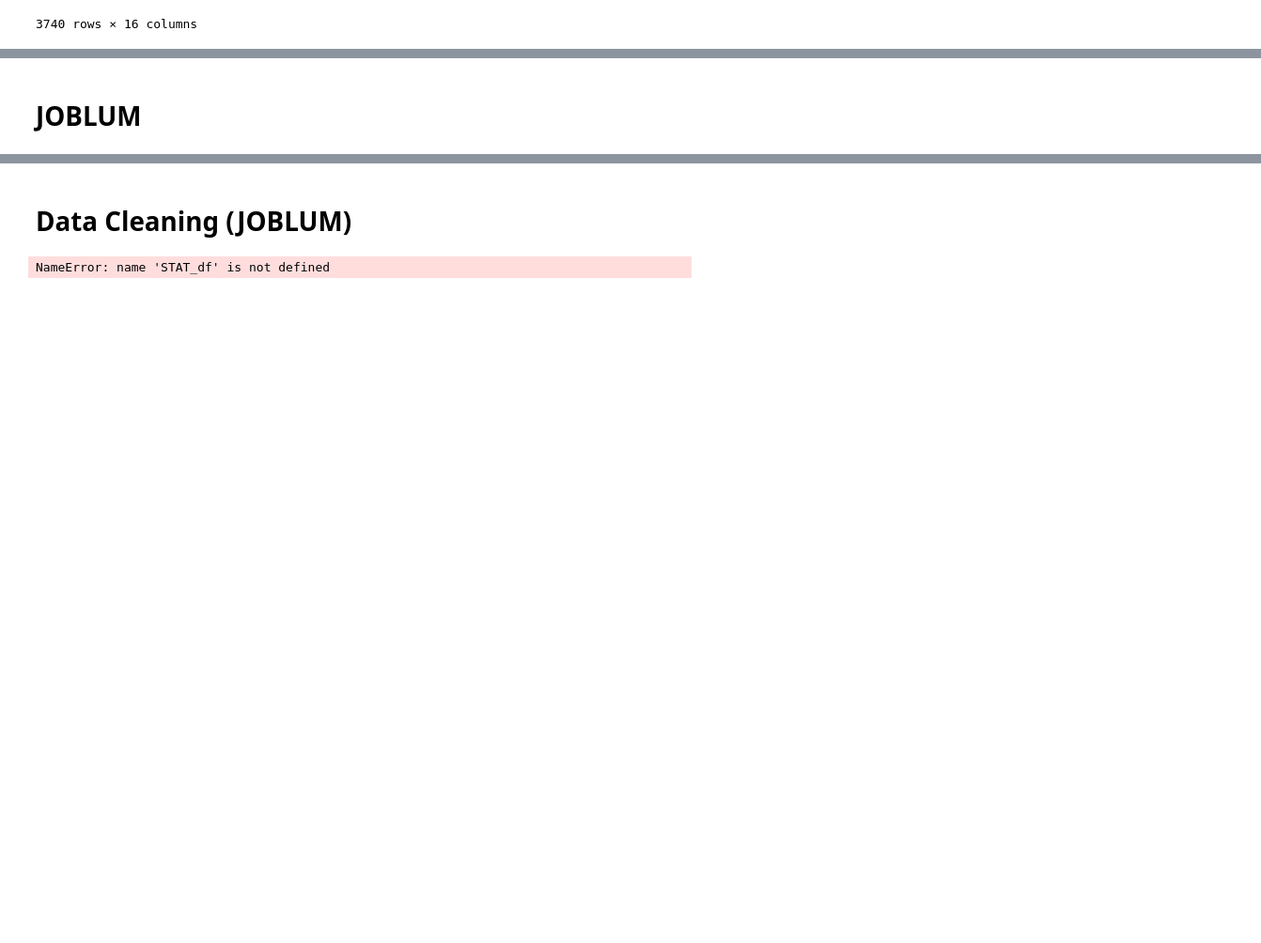
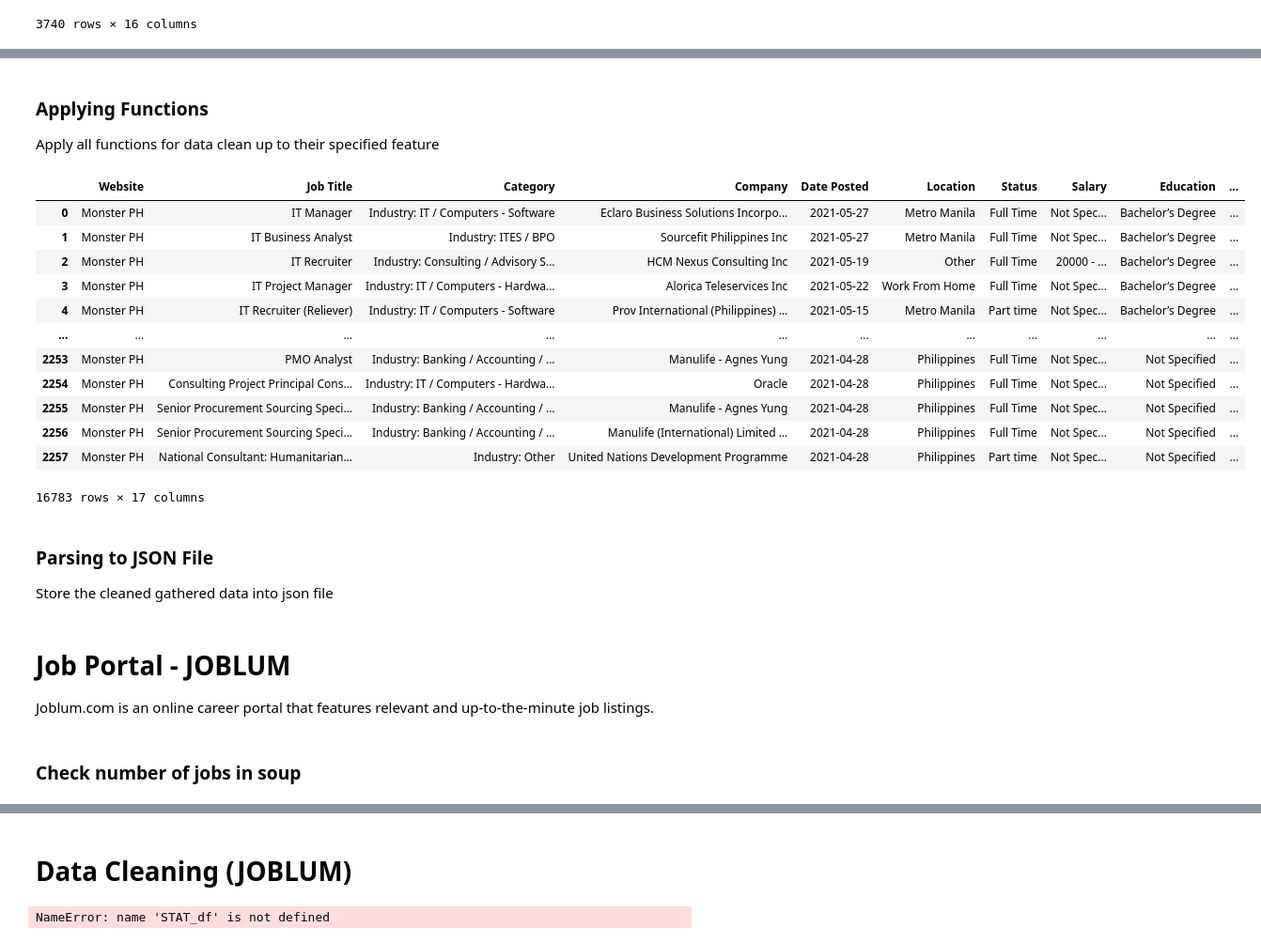
Before and after one commit to mcbsanchez/Trifacta-DATAPRE, a Jupyter notebook: MCO1/Trifacta_Jobs_Compiled.ipynb, the cells around one changed output, grey strips where cells are left out. Shown: that part at 94% size. Saved outputs shown, nothing was run; the diff lists cells and outputs as text; code cells hidden in the pictures; blank space fills up the shorter version.

```diff
--- a/MCO1/Trifacta_Jobs_Compiled.ipynb
+++ b/MCO1/Trifacta_Jobs_Compiled.ipynb
@@ -1235,0 +1543,17 @@ monster_ph_json
+# %%
+monster_ph_df_json_1 = pd.read_json(r'Monster Data/monster_ph_IT.json')
+monster_ph_df_json_1["Field"] = "IT"
+monster_ph_df_json_2 = pd.read_json(r'Monster Data/monster_ph_health-care.json')
+monster_ph_df_json_2["Field"] = "Medicine"
+monster_ph_df_json_3 = pd.read_json(r'Monster Data/monster_ph_manufacturing-engineering.json')
+monster_ph_df_json_3["Field"] = "Engineering"
+monster_ph_df_json_4 = pd.read_json(r'Monster Data/monster_ph_pharmaceutical-biotechnology.json')
+monster_ph_df_json_4["Field"] = "Medicine"
+monster_ph_df_json_5 = pd.read_json(r'Monster Data/monster_ph_telecom-isp.json')
+monster_ph_df_json_5["Field"] = "IT"
+monster_ph_df_json_6 = pd.read_json(r'Monster Data/monster_ph_engineering-mechanical-automotive-industrial-jobs.json')
+monster_ph_df_json_6["Field"] = "Engineering"
+#monster_ph_json["Status"].unique()
+monster_ph_json = pd.concat([monster_ph_df_json_1,monster_ph_df_json_2,monster_ph_df_json_3,monster_ph_df_json_4,monster_ph_df_json_5,monster_ph_df_json_6])
+monster_ph_json
+#result = pd.concat([df1, df4], axis=1).reindex(df1.index)
@@ -1235,0 +1665,20 @@ monster_ph_json
+# %%
+def location_cleanator_monster(location):
+    if (len(re.findall(r"Manila",location, re.IGNORECASE)) > 0):
+        return ("Metro Manila")
+    elif (len(re.findall(r"Northern Mindanao",location, re.IGNORECASE)) > 0):
+        return ("Northern Mindanao")
+    elif (len(re.findall(r"Western Visayas",location, re.IGNORECASE)) > 0):
+        return ("Western Visayas")
+    elif (len(re.findall(r"Eastern Visayas",location, re.IGNORECASE)) > 0):
+        return ("Eastern Visayas")
+    elif (len(re.findall(r"C.A.R",location, re.IGNORECASE)) > 0):
+        return ("C.A.R")
+    elif (len(re.findall(r"\w+ \w+ \w+",location, re.IGNORECASE)) > 0):
+        return (re.findall(r"\w+ \w+ \w+",location, re.IGNORECASE))[0]
+    elif (len(re.findall(r"\w+ \w+",location, re.IGNORECASE)) > 0):
+        return (re.findall(r"\w+ \w+",location, re.IGNORECASE))[0]
+    elif (len(re.findall(r"\w+",location, re.IGNORECASE)) > 0):
+        return (re.findall(r"\w+",location, re.IGNORECASE))[0]
+    else:
+        return location
@@ -1359,19 +1732,42 @@ for index, row in monster_ph_json.iterrows():
         then = date_scraped - relativedelta(years=int(re.sub('\D', '', row["Date Posted"])))
     new_date_posted.append(then.date())
 monster_ph_json["Date Posted"] = new_date_posted
+# %% [markdown]
+### Applying Functions
+
+Apply all functions for data clean up to their specified feature
 # %%
 monster_ph_json["Min Salary"]= monster_ph_json["Salary"].apply(salary_seperatorinator_MIN_monster)
 monster_ph_json["Max Salary"]= monster_ph_json["Salary"].apply(salary_seperatorinator_MAX_monster)
-monster_ph_json["Min Years of Work Expirience"]= monster_ph_json["Years of Work Expirience"].apply(year_seperatorinator_MIN_monster)
-monster_ph_json["Max Years of Work Expirience"]= monster_ph_json["Years of Work Expirience"].apply(year_seperatorinator_MAX_monster)
+monster_ph_json["Min Years of Work Experience"]= monster_ph_json["Years of Work Experience"].apply(year_seperatorinator_MIN_monster)
+monster_ph_json["Max Years of Work Experience"]= monster_ph_json["Years of Work Experience"].apply(year_seperatorinator_MAX_monster)
 monster_ph_json["Status"]= monster_ph_json["Status"].apply(status_formaterinator_monster)
 monster_ph_json["Education"]= monster_ph_json["Education"].apply(education_cleanator_monster)
 #monster_ph_json["Date Posted"]= monster_ph_json["Date Posted"].apply(date_formaterinator_monster)
 monster_ph_json["Location"]= monster_ph_json.apply(lambda x: location_replacinator_monster(x["Location"],x["Office Location"]), axis = 1)
-monster_ph_json["Location"]= monster_ph_json["Location"].apply(location_cleanaotr_monster)
+monster_ph_json["Location"]= monster_ph_json["Location"].apply(location_cleanator_monster)
 monster_ph_json.drop(['Office Location'], axis =1 )
 monster_ph_json.rename(columns = {"Website:": "Website"},inplace = True)
 #date_formaterinator_monster
+monster_ph_json
+# %% [output]
+|  | Website | Job Title | Category | Company | Date Posted | Location | Status | Salary | Education | ... |
+| 0 | Monster PH | IT Manager | Industry: IT / Computers - Software | Eclaro Business Solutions Incorpo... | 2021-05-27 | Metro Manila | Full Time | Not Spec... | Bachelor’s Degree | ... |
+| 1 | Monster PH | IT Business Analyst | Industry: ITES / BPO | Sourcefit Philippines Inc | 2021-05-27 | Metro Manila | Full Time | Not Spec... | Bachelor’s Degree | ... |
+| 2 | Monster PH | IT Recruiter | Industry: Consulting / Advisory S... | HCM Nexus Consulting Inc | 2021-05-19 | Other | Full Time | 20000 - ... | Bachelor’s Degree | ... |
+| 3 | Monster PH | IT Project Manager | Industry: IT / Computers - Hardwa... | Alorica Teleservices Inc | 2021-05-22 | Work From Home | Full Time | Not Spec... | Bachelor’s Degree | ... |
+| 4 | Monster PH | IT Recruiter (Reliever) | Industry: IT / Computers - Software | Prov International (Philippines) ... | 2021-05-15 | Metro Manila | Part time | Not Spec... | Bachelor’s Degree | ... |
+| ... | ... | ... | ... | ... | ... | ... | ... | ... | ... | ... |
+| 2253 | Monster PH | PMO Analyst | Industry: Banking / Accounting / ... | Manulife - Agnes Yung | 2021-04-28 | Philippines | Full Time | Not Spec... | Not Specified | ... |
+| 2254 | Monster PH | Consulting Project Principal Cons... | Industry: IT / Computers - Hardwa... | Oracle | 2021-04-28 | Philippines | Full Time | Not Spec... | Not Specified | ... |
+| 2255 | Monster PH | Senior Procurement Sourcing Speci... | Industry: Banking / Accounting / ... | Manulife - Agnes Yung | 2021-04-28 | Philippines | Full Time | Not Spec... | Not Specified | ... |
+| 2256 | Monster PH | Senior Procurement Sourcing Speci... | Industry: Banking / Accounting / ... | Manulife (International) Limited ... | 2021-04-28 | Philippines | Full Time | Not Spec... | Not Specified | ... |
+| 2257 | Monster PH | National Consultant: Humanitarian... | Industry: Other | United Nations Development Programme | 2021-04-28 | Philippines | Part time | Not Spec... | Not Specified | ... |
+16783 rows × 17 columns
+# %% [markdown]
+### Parsing to JSON File
+
+Store the cleaned gathered data into json file
 # %%
 data = monster_ph_json.to_json(orient='records')
 parsed = json.loads(data)
@@ -1379,7 +1775,11 @@ json.dumps(parsed, indent=4)
 with open('monster_ph_json_clean.json', 'w') as json_file:
     json.dump(parsed, json_file)
 # %% [markdown]
-# JOBLUM
+# Job Portal - JOBLUM
+
+Joblum.com is an online career portal that features relevant and up-to-the-minute job listings.
+# %% [markdown]
+### Check number of jobs in soup
 # %%
 #Get number of jobs per category (JOBLUM)
 def getNumJobs(soup):
```
Also changed, not shown: parts of 256 cells of this notebook, 48 other files.
